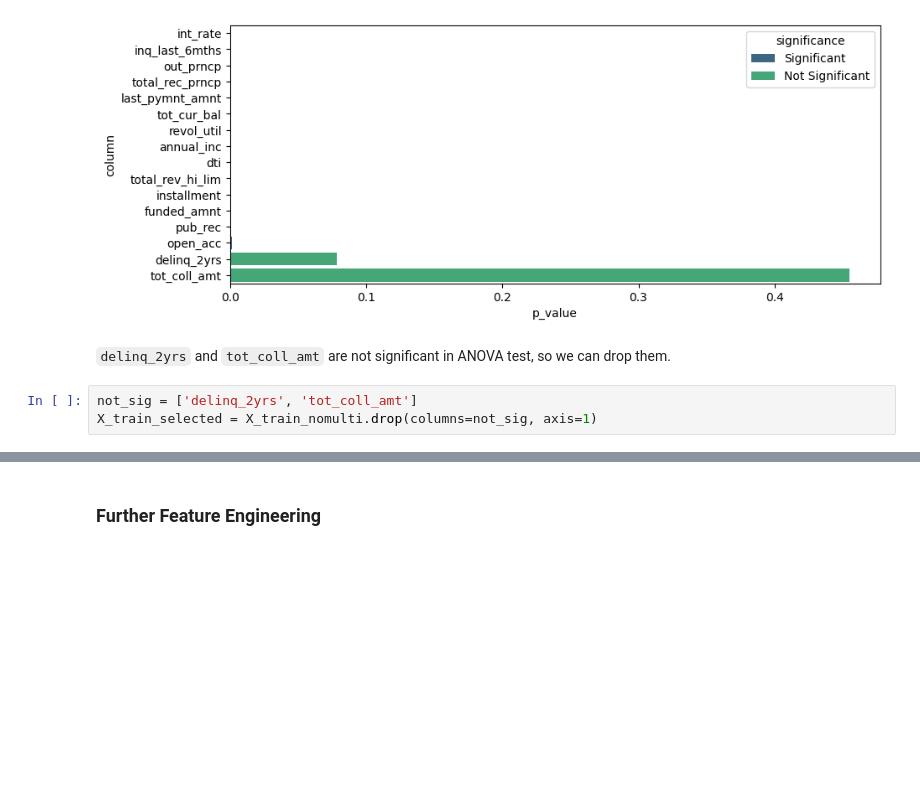
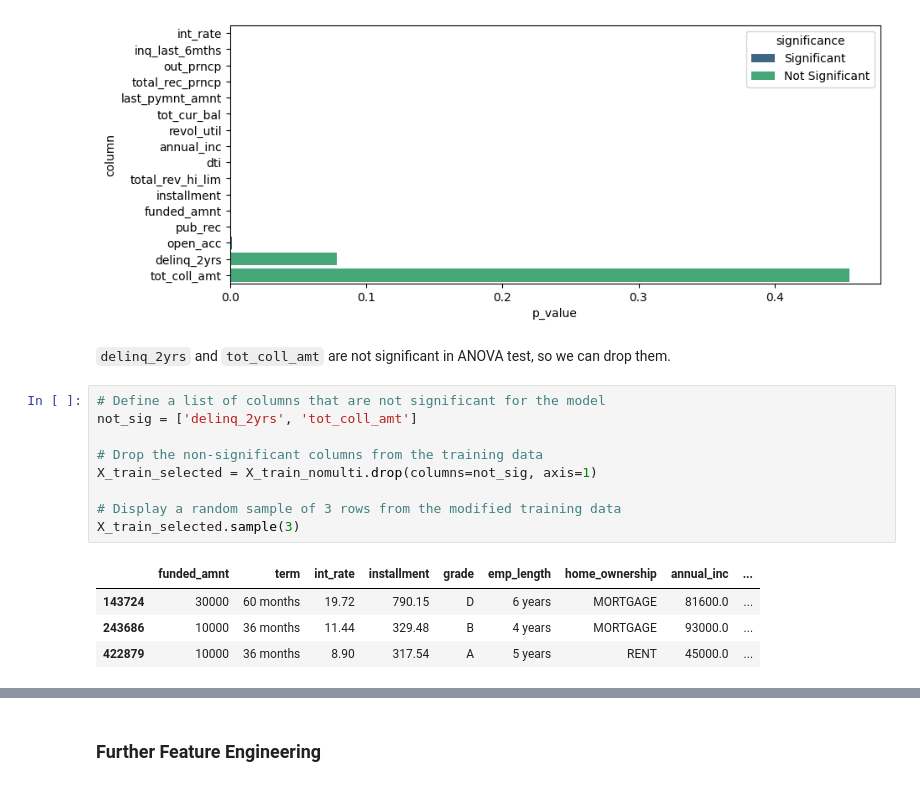
Before and after one commit to azaryasph/IDX-Partners-Project-Based-Internship-Prediction-Model, a Jupyter notebook: notebooks/data_preprocessing_new_manual.ipynb, the cells around one changed output, grey strips where cells are left out. Cells and saved outputs as stored; diff of their text form; blank space fills up the shorter version.

```diff
--- a/notebooks/data_preprocessing_new_manual.ipynb
+++ b/notebooks/data_preprocessing_new_manual.ipynb
@@ -383,6 +383,17 @@ sns.barplot(x='p_value', y='column', hue='significance', data=anova_results, pal
 [figure]
 # %% [markdown]
 `delinq_2yrs` and `tot_coll_amt` are not significant in ANOVA test, so we can drop them.
-# %%
-not_sig = ['delinq_2yrs', 'tot_coll_amt']
-X_train_selected = X_train_nomulti.drop(columns=not_sig, axis=1)
+# %%
+# Define a list of columns that are not significant for the model
+not_sig = ['delinq_2yrs', 'tot_coll_amt']
+
+# Drop the non-significant columns from the training data
+X_train_selected = X_train_nomulti.drop(columns=not_sig, axis=1)
+
+# Display a random sample of 3 rows from the modified training data
+X_train_selected.sample(3)
+# %% [output]
+|  | funded_amnt | term | int_rate | installment | grade | emp_length | home_ownership | annual_inc | ... |
+| 143724 | 30000 | 60 months | 19.72 | 790.15 | D | 6 years | MORTGAGE | 81600.0 | ... |
+| 243686 | 10000 | 36 months | 11.44 | 329.48 | B | 4 years | MORTGAGE | 93000.0 | ... |
+| 422879 | 10000 | 36 months | 8.90 | 317.54 | A | 5 years | RENT | 45000.0 | ... |
```
Also changed, not shown: parts of 40 cells of this notebook.
